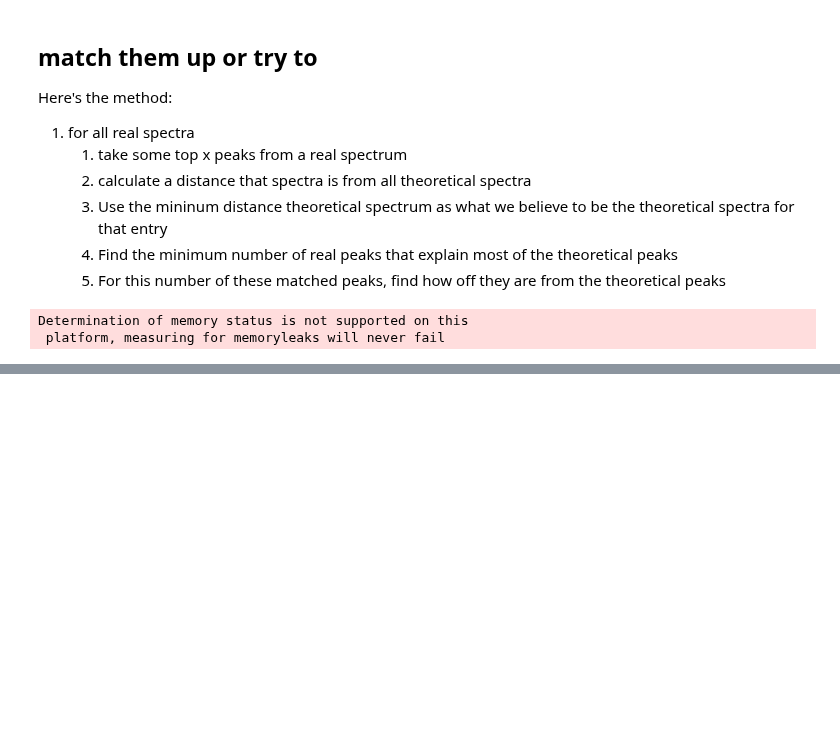
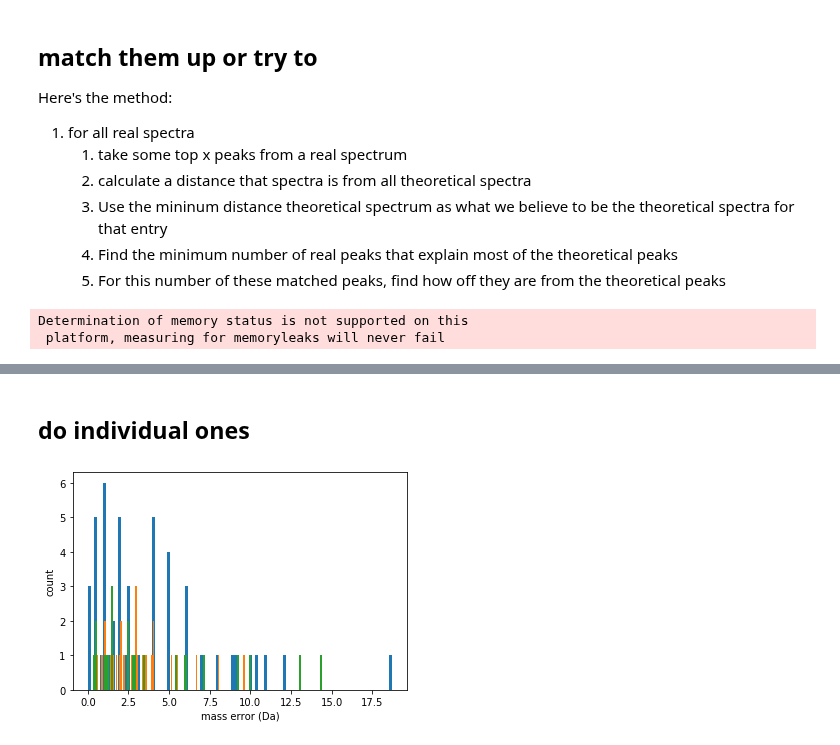
Before and after one commit to zmcgrath96/hypedsearch, a Jupyter notebook: sandbox/jupyter notebooks/Mass accuracy perturbation.ipynb, the cells around one changed output, grey strips where cells are left out. Cells and saved outputs as stored; diff of their text form; code cells hidden in the pictures; blank space fills up the shorter version.

```diff
--- a/sandbox/jupyter notebooks/Mass accuracy perturbation.ipynb
+++ b/sandbox/jupyter notebooks/Mass accuracy perturbation.ipynb
@@ -123,0 +135,17 @@ Text(0, 0.5, 'count')
+# %% [markdown]
+## do individual ones
+# %%
+import matplotlib.pyplot as plt
+import numpy as np
+def plot_one(dist, label):
+    plt.hist(dist, bins=100)
+    plt.xlabel('mass error (Da)')
+    plt.ylabel('count')
+    plt.title(label)
+
+for i in range(limit):
+    start_range = i *25
+    end_range = (i + 1) * 25
+    plot_one(distsingly[start_range:end_range] + distdoubly[start_range:end_range], '')
+# %% [output]
+[figure, added]
```
Also changed, not shown: parts of 5 cells of this notebook, 8 other files.
